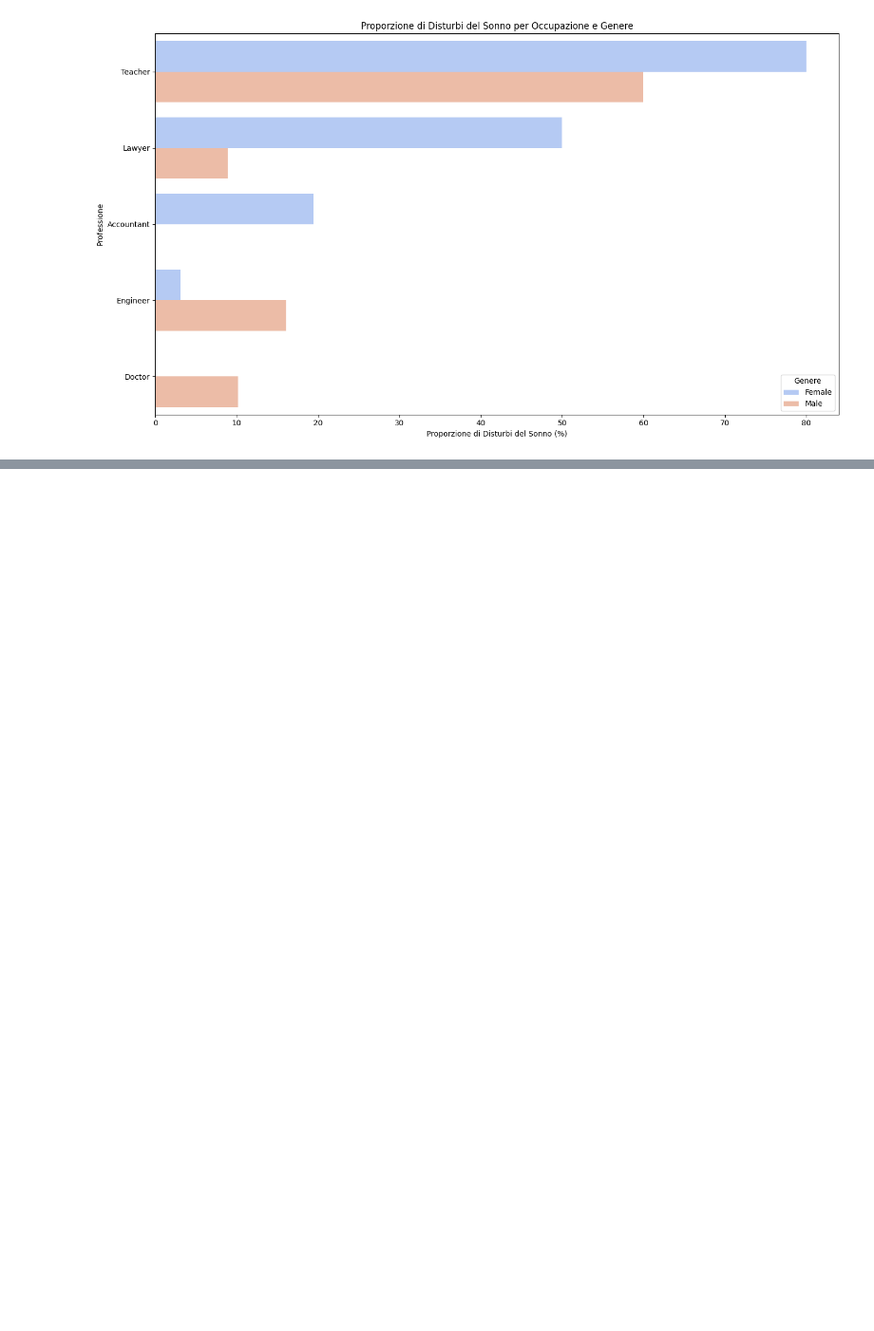
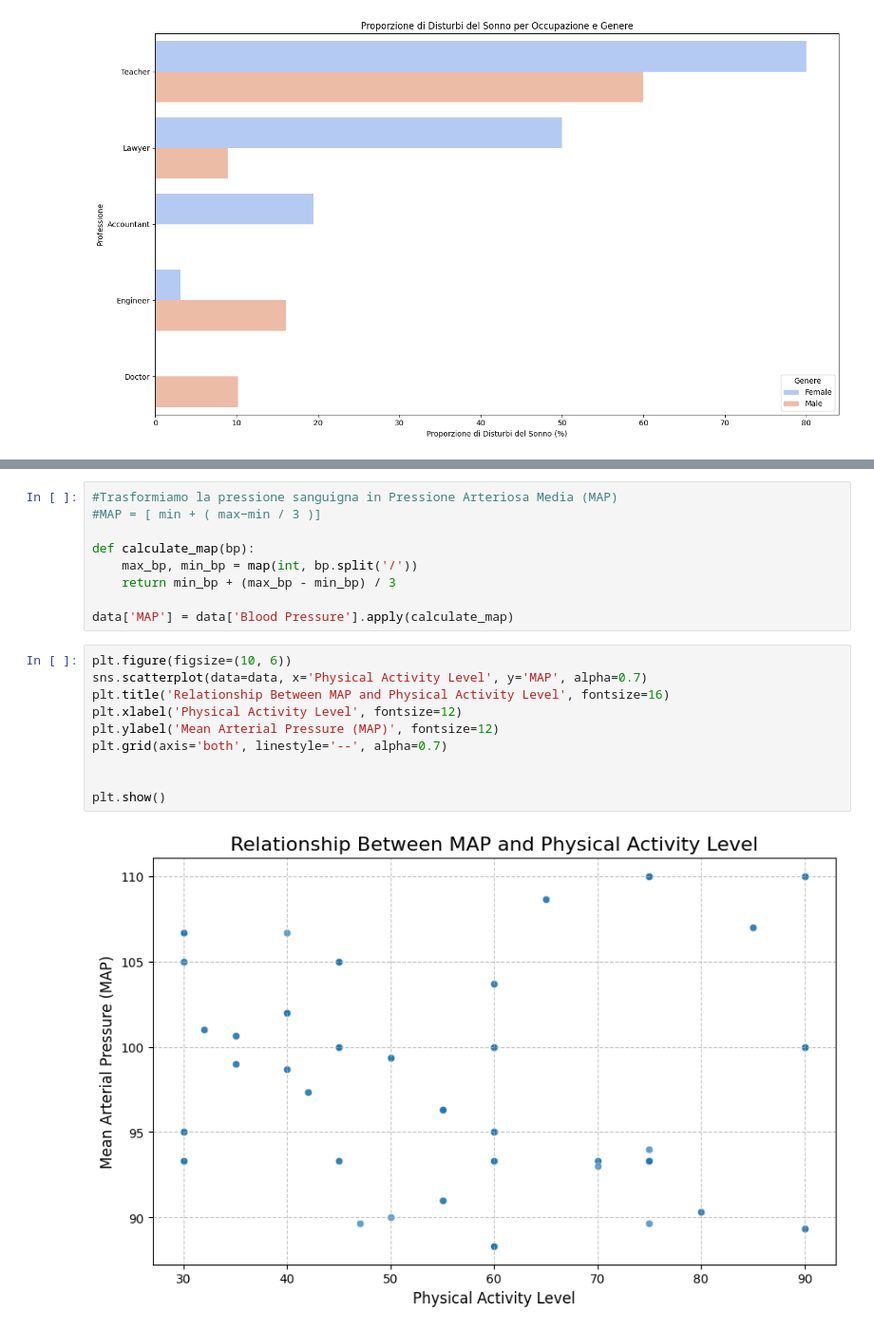
Before and after one commit to gretaquadranti/DataVisualization, a Jupyter notebook: dataViz_notebook.ipynb, the cells around one changed output, grey strips where cells are left out. Shown: that part at 95% size. Saved outputs shown, nothing was run; the diff lists cells and outputs as text; blank space fills up the shorter version.

```diff
--- a/dataViz_notebook.ipynb
+++ b/dataViz_notebook.ipynb
@@ -282,0 +340,21 @@ plt.show()
+# %%
+#Trasformiamo la pressione sanguigna in Pressione Arteriosa Media (MAP)
+#MAP = [ min + ( max−min / 3 )]
+
+def calculate_map(bp):
+    max_bp, min_bp = map(int, bp.split('/'))
+    return min_bp + (max_bp - min_bp) / 3
+
+data['MAP'] = data['Blood Pressure'].apply(calculate_map)
+# %%
+plt.figure(figsize=(10, 6))
+sns.scatterplot(data=data, x='Physical Activity Level', y='MAP', alpha=0.7)
+plt.title('Relationship Between MAP and Physical Activity Level', fontsize=16)
+plt.xlabel('Physical Activity Level', fontsize=12)
+plt.ylabel('Mean Arterial Pressure (MAP)', fontsize=12)
+plt.grid(axis='both', linestyle='--', alpha=0.7)
+
+
+plt.show()
+# %% [output]
+[figure, added]
```
Also changed, not shown: parts of 8 cells of this notebook.
